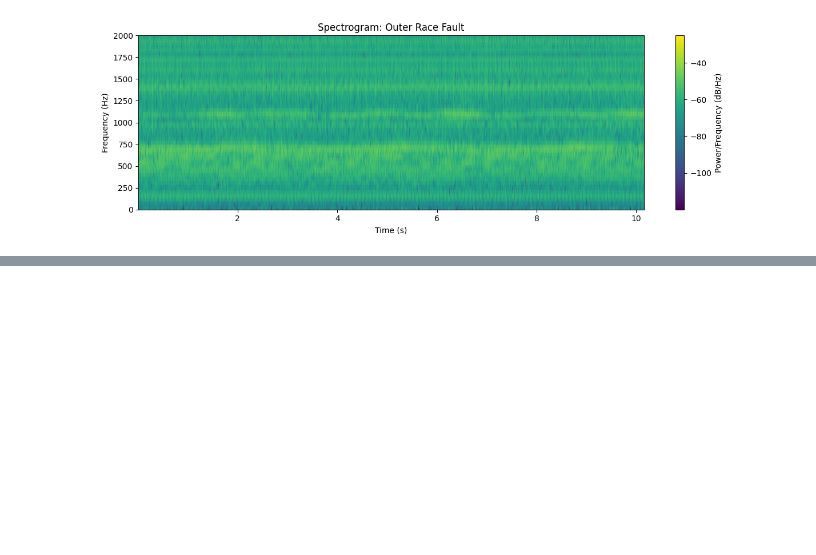
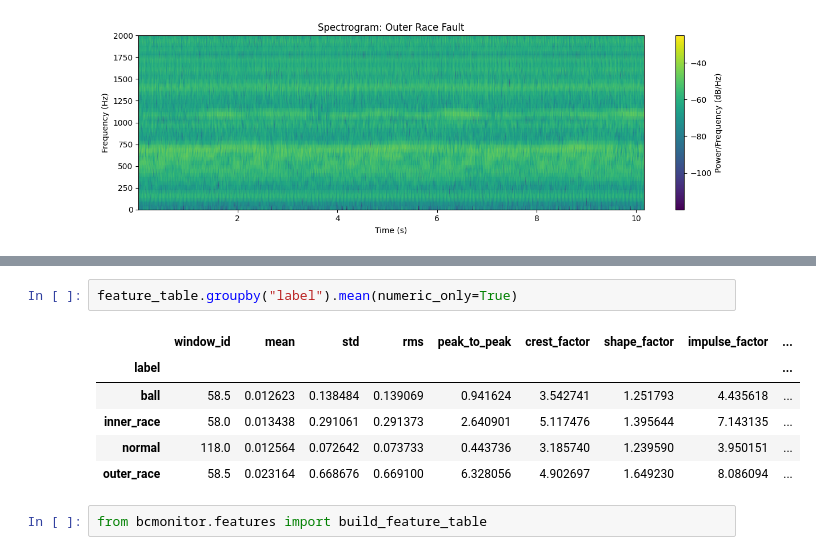
Before and after one commit to ThomasBainbridge/bearing-condition-monitor, a Jupyter notebook: notebooks/01_dataset_exploration.ipynb, the cells around one changed output, grey strips where cells are left out. Cells and saved outputs as stored; diff of their text form; blank space fills up the shorter version.

```diff
--- a/notebooks/01_dataset_exploration.ipynb
+++ b/notebooks/01_dataset_exploration.ipynb
@@ -156,0 +216,11 @@ plot_signal_spectrogram(
+# %%
+feature_table.groupby("label").mean(numeric_only=True)
+# %% [output]
+|  | window_id | mean | std | rms | peak_to_peak | crest_factor | shape_factor | impulse_factor | ... |
+| label |  |  |  |  |  |  |  |  | ... |
+| ball | 58.5 | 0.012623 | 0.138484 | 0.139069 | 0.941624 | 3.542741 | 1.251793 | 4.435618 | ... |
+| inner_race | 58.0 | 0.013438 | 0.291061 | 0.291373 | 2.640901 | 5.117476 | 1.395644 | 7.143135 | ... |
+| normal | 118.0 | 0.012564 | 0.072642 | 0.073733 | 0.443736 | 3.185740 | 1.239590 | 3.950151 | ... |
+| outer_race | 58.5 | 0.023164 | 0.668676 | 0.669100 | 6.328056 | 4.902697 | 1.649230 | 8.086094 | ... |
+# %%
+from bcmonitor.features import build_feature_table
```
Also changed, not shown: parts of 14 cells of this notebook, 6 other files.
